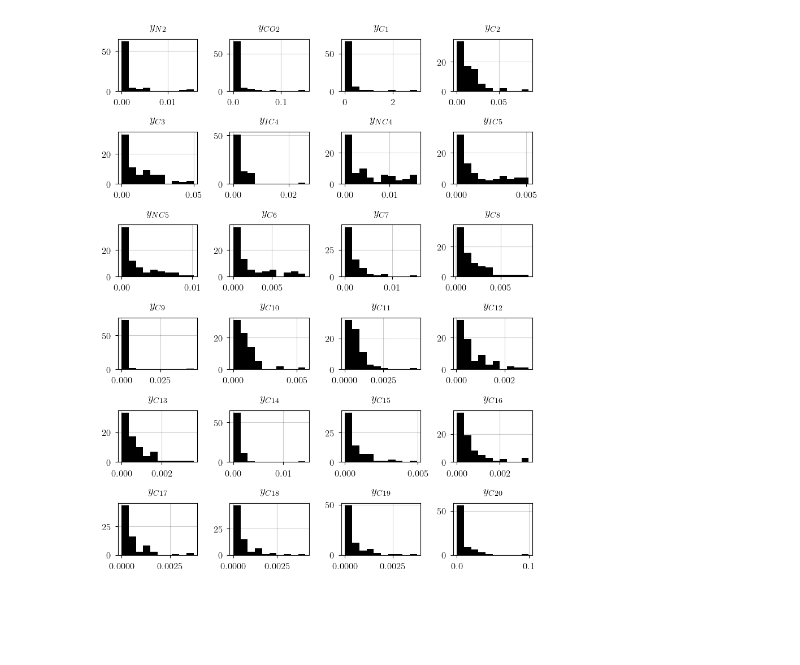
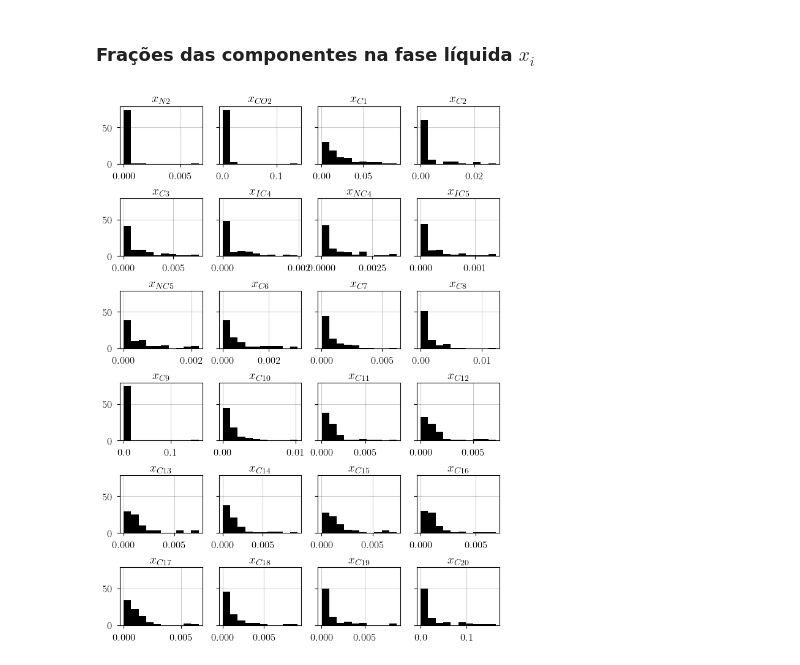
Before and after one commit to antonionicampos/nn-flash, a Jupyter notebook: notebooks/regression_analysis.ipynb, the cells around one changed output. Saved outputs shown, nothing was run; the diff lists cells and outputs as text; code cells hidden in the pictures; blank space fills up the shorter version.

```diff
--- a/notebooks/regression_analysis.ipynb
+++ b/notebooks/regression_analysis.ipynb
@@ -19,6 +20,17 @@ results = training.load_training_models()
 # %%
 def absolute_error(y_true: np.ndarray, y_pred: np.ndarray):
     return np.abs(y_true - y_pred)
+
+def phase_components_histogram(phase, model_type):
+    f, axs = plt.subplots(6, 4, sharey=True, figsize=(8, 11))
+    for i in range(indices[model_type][f"{phase}_error"].shape[2]):
+        ax = axs[i//4, i%4]
+        ax.hist(indices[model_type][f"{phase}_error"][:,:,i].flatten())
+        title = "${}_{{{}}}$"
+        ax.set_title(title.format(phase, FLUID_COMPONENTS[i]), pad=5)
+        ax.grid()
+    f.subplots_adjust(hspace=0.6, wspace=0.2)
+    return f
 
 # Regression models
 model = [m for m in results["outputs"] if m["model_id"] == 13][0]
@@ -107,13 +106,9 @@ f.tight_layout()
-# %%
-f, axs = plt.subplots(6, 4, figsize=(8, 10))
-
-for i in range(indices["model"]["y_error"].shape[2]):
-    ax = axs[i//4, i%4]
-    ax.hist(indices["model"]["y_error"][:,:,i].flatten())
-
-    title = "$y_{{{}}}$"
-    ax.set_title(title.format(FLUID_COMPONENTS[i]))
-    ax.grid()
-f.tight_layout()
-# %% [output]
-[figure, removed]
+# %% [markdown]
+### Frações das componentes na fase líquida $x_i$
+# %%
+model_type = "constrained_model"
+# %%
+f = phase_components_histogram(phase="x", model_type=model_type)
+f.savefig(os.path.join("data", "images", f"histogram_errorx_per_component_{model_type}.png"), dpi=600, bbox_inches="tight")
+# %% [output]
+[figure, added]
```
Also changed, not shown: parts of 12 cells of this notebook.
